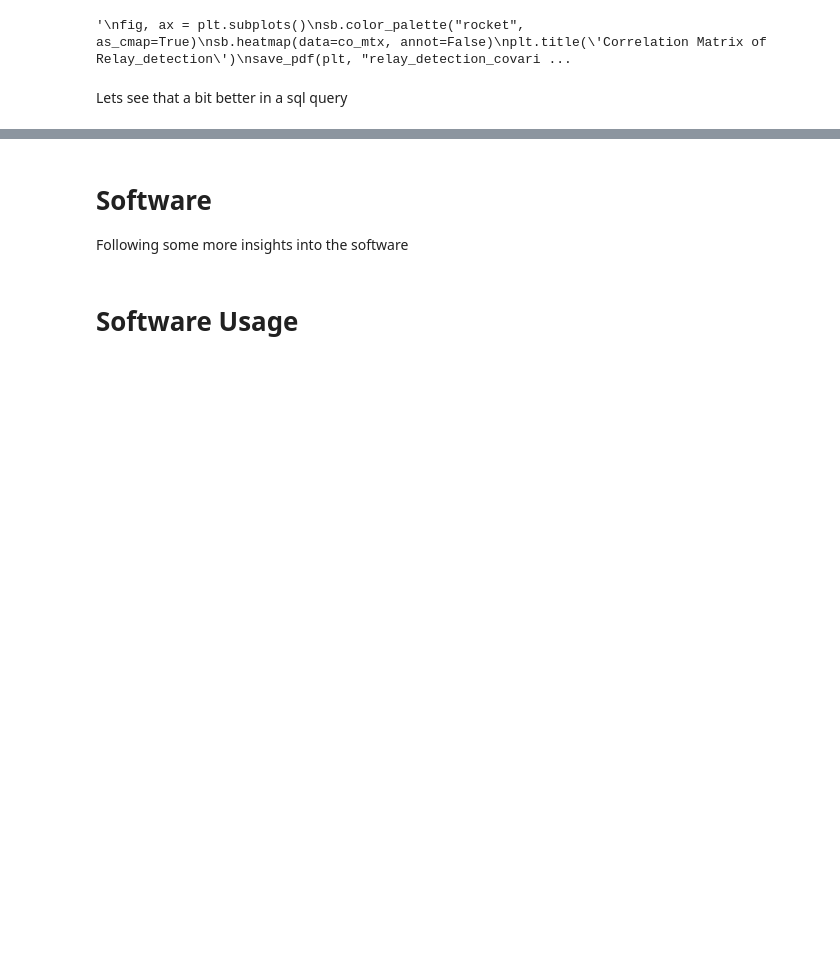
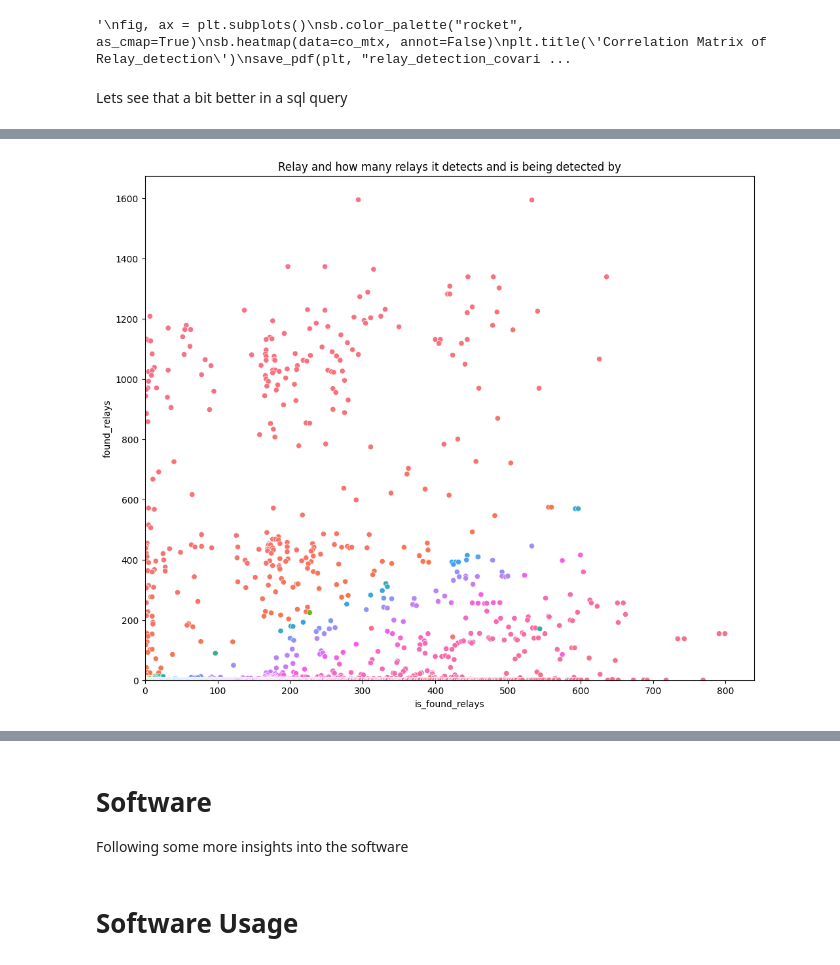
Before and after one commit to SEG-UNIBE/artio-insight, a Jupyter notebook: notebooks/artio.ipynb, the cells around one changed output, grey strips where cells are left out. Saved outputs shown, nothing was run; the diff lists cells and outputs as text; code cells hidden in the pictures; blank space fills up the shorter version.

Commit message:
feat(notebooks): extending notebooks with more visuals

```diff
--- a/notebooks/artio.ipynb
+++ b/notebooks/artio.ipynb
@@ -437,0 +441,23 @@ ORDER BY relay_diff DESC
+# %%
+out_df = df_relay_detect_score.copy()
+# out_df = out_df.drop(columns=['round_relays', 'is_found_relays', 'relay_diff', 'valid_reason'], axis=1)
+
+ax = plt.subplots(figsize=(12, 10))
+g = sb.scatterplot(
+    out_df,
+    hue="relay_name",
+    x="is_found_relays",
+    y="found_relays",
+    sizes=(50, 1500),
+    alpha=1,
+    legend=False
+)
+
+plt.xlim(0)
+plt.ylim(0)
+
+plt.title("Relay and how many relays it detects and is being detected by")
+save_pdf(plt, "relay_detects_is-detected")
+plt.show()
+# %% [output]
+[figure, added]
```
Also changed, not shown: parts of 40 cells of this notebook.
